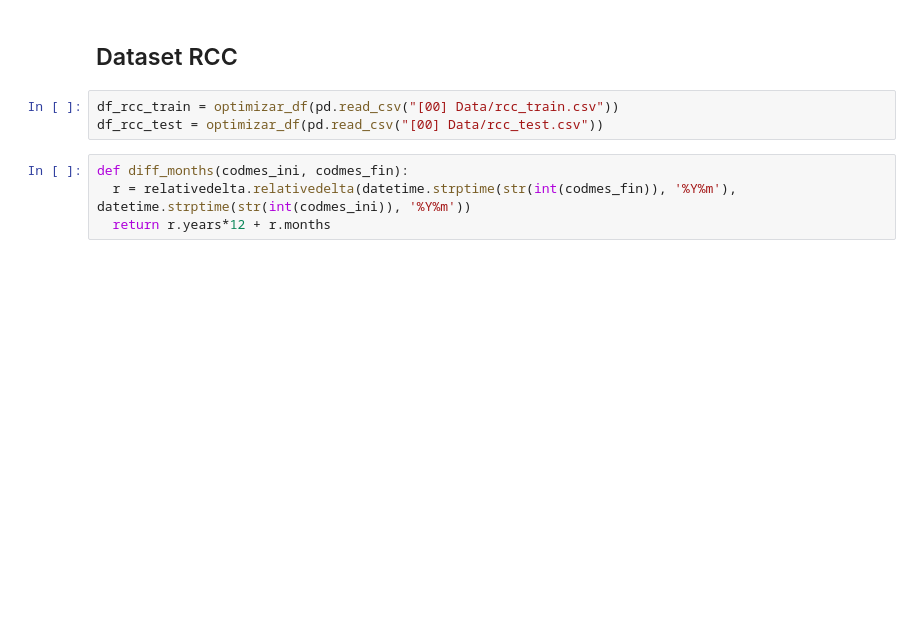
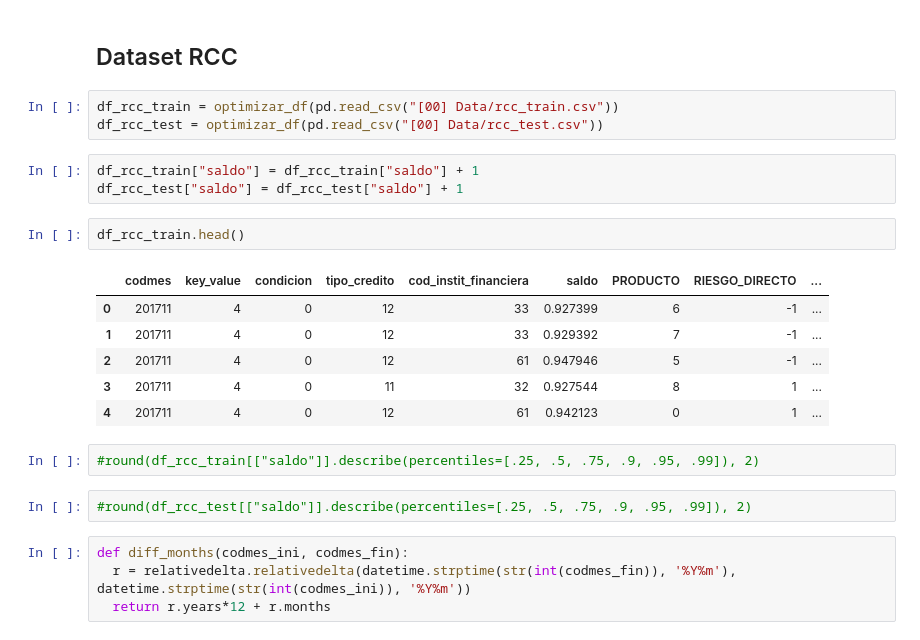
Before and after one commit to mlaricobar/solution-datathon-interbank-2020, a Jupyter notebook: [03] Feature Engineering.ipynb, the cells around one changed output. Cells and saved outputs as stored; diff of their text form; blank space fills up the shorter version.

```diff
--- a/[03] Feature Engineering.ipynb
+++ b/[03] Feature Engineering.ipynb
@@ -95,6 +95,22 @@ df_se_test.to_csv("[01] Intermediate/ds_se_test.csv", index=False)
 # %%
 df_rcc_train = optimizar_df(pd.read_csv("[00] Data/rcc_train.csv"))
 df_rcc_test = optimizar_df(pd.read_csv("[00] Data/rcc_test.csv"))
+# %%
+df_rcc_train["saldo"] = df_rcc_train["saldo"] + 1
+df_rcc_test["saldo"] = df_rcc_test["saldo"] + 1
+# %%
+df_rcc_train.head()
+# %% [output]
+|  | codmes | key_value | condicion | tipo_credito | cod_instit_financiera | saldo | PRODUCTO | RIESGO_DIRECTO | ... |
+| 0 | 201711 | 4 | 0 | 12 | 33 | 0.927399 | 6 | -1 | ... |
+| 1 | 201711 | 4 | 0 | 12 | 33 | 0.929392 | 7 | -1 | ... |
+| 2 | 201711 | 4 | 0 | 12 | 61 | 0.947946 | 5 | -1 | ... |
+| 3 | 201711 | 4 | 0 | 11 | 32 | 0.927544 | 8 | 1 | ... |
+| 4 | 201711 | 4 | 0 | 12 | 61 | 0.942123 | 0 | 1 | ... |
+# %%
+#round(df_rcc_train[["saldo"]].describe(percentiles=[.25, .5, .75, .9, .95, .99]), 2)
+# %%
+#round(df_rcc_test[["saldo"]].describe(percentiles=[.25, .5, .75, .9, .95, .99]), 2)
 # %%
 def diff_months(codmes_ini, codmes_fin):
   r = relativedelta.relativedelta(datetime.strptime(str(int(codmes_fin)), '%Y%m'), datetime.strptime(str(int(codmes_ini)), '%Y%m'))
```
Also changed, not shown: parts of 22 cells of this notebook.
